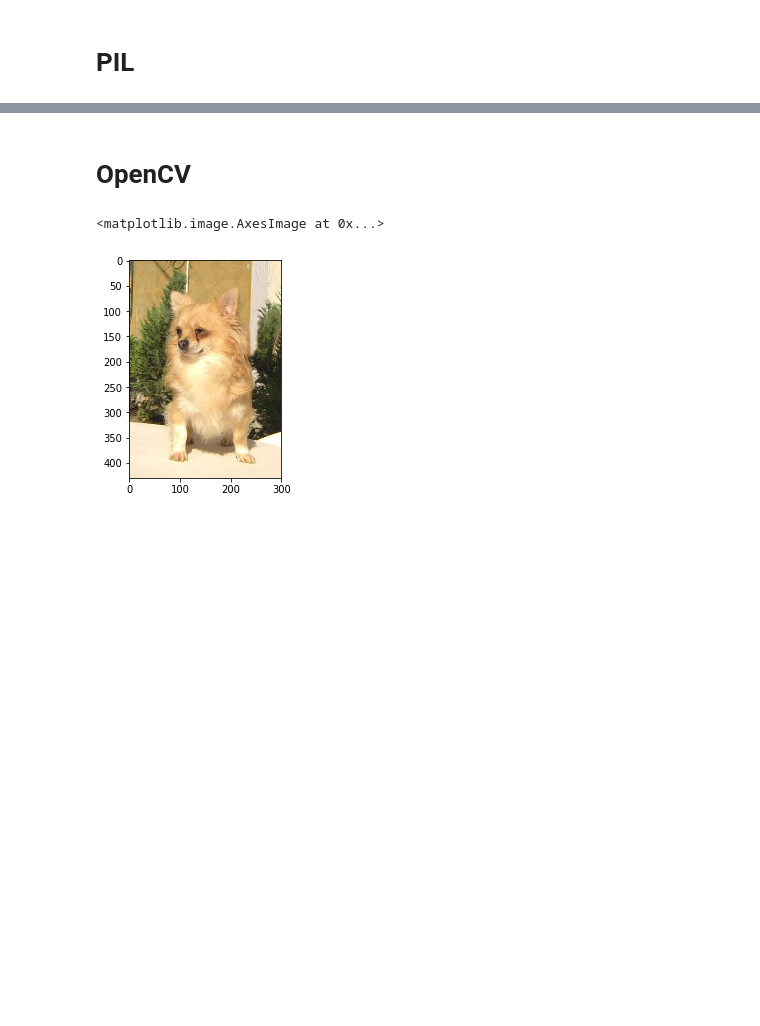
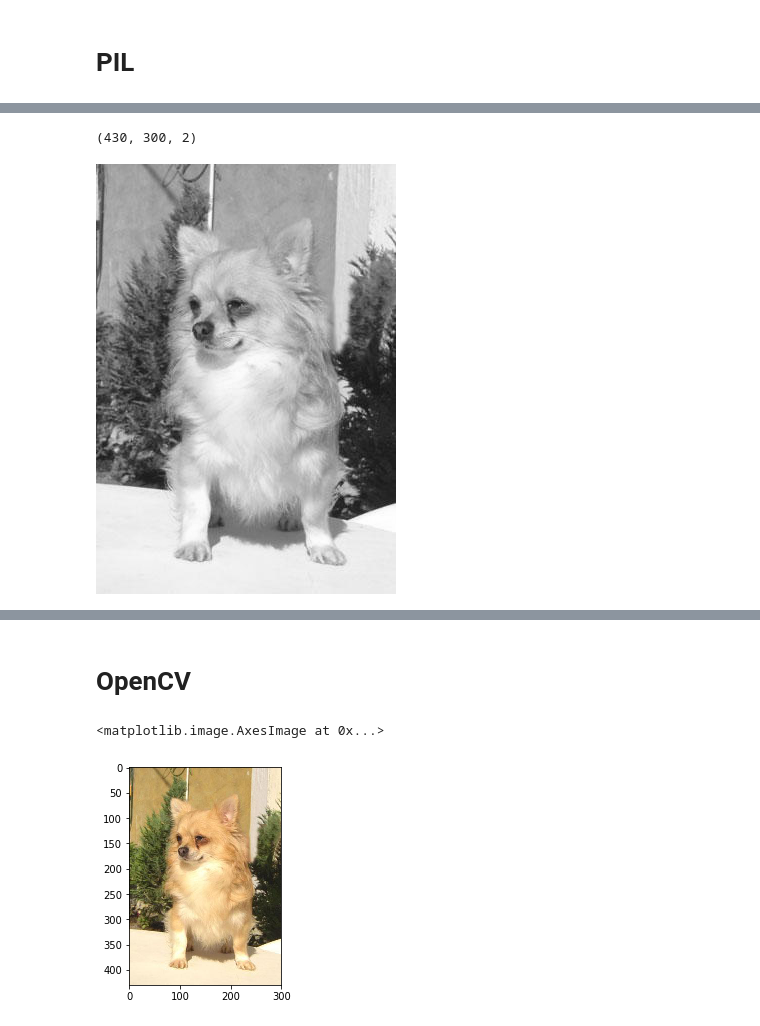
Before and after one commit to rudloffl/OCR-picture-recognition, a Jupyter notebook: Notebooks/A1 - annotation reading.ipynb, the cells around one changed output, grey strips where cells are left out. Drawn from its saved outputs; the diff is of its cells as text; code cells hidden in the pictures; blank space fills up the shorter version.

```diff
--- a/Notebooks/A1 - annotation reading.ipynb
+++ b/Notebooks/A1 - annotation reading.ipynb
@@ -231,3 +181,10 @@ img
+# %%
+img_grey = img.convert('LA')
+print(np.array(img_grey).shape)
+img_grey
+# %% [output]
+(430, 300, 2)
+[figure, added]
 # %%
 imcv = cv2.cvtColor(np.array(img), cv2.COLOR_GRAY2BGR)
 plt.imshow(cv2.cvtColor(imcv, cv2.CV_32S))
```
Also changed, not shown: parts of 45 cells of this notebook, 1 other file.
